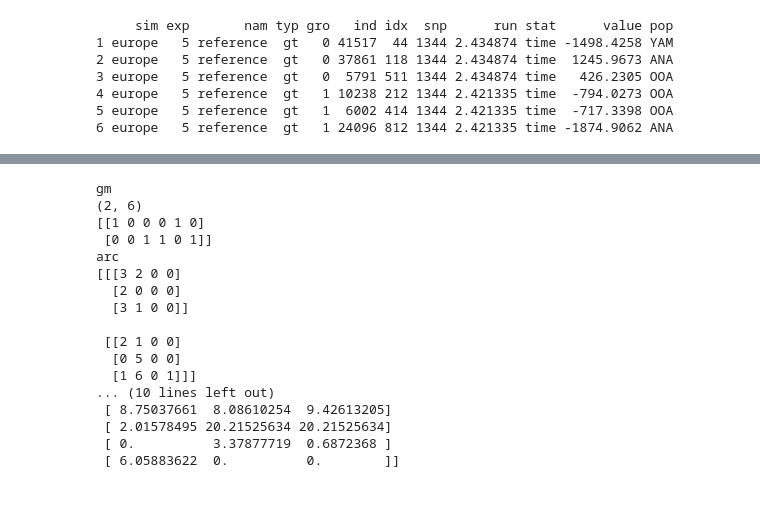
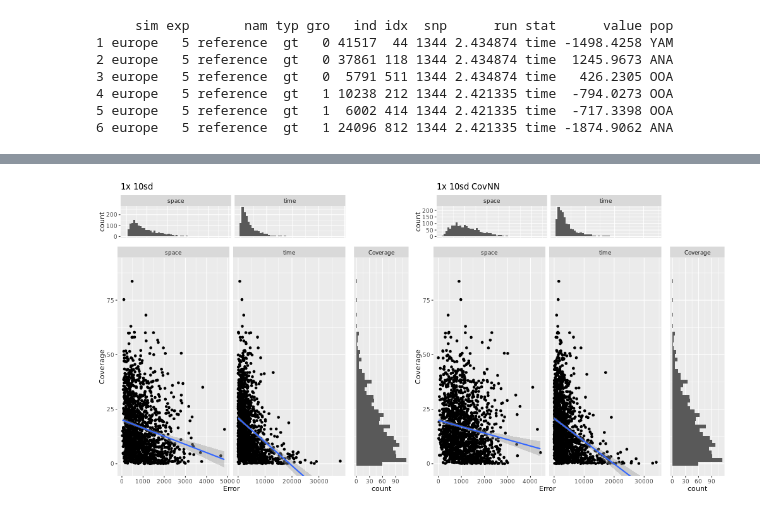
Before and after one commit to MoiColl/spaceNNtime, a Jupyter notebook: backup/jupyternotebooks/spaceNNtime_simulations.ipynb, the cells around one changed output, grey strips where cells are left out. Saved outputs shown, nothing was run; the diff lists cells and outputs as text; code cells hidden in the pictures.

Commit message:
ra: new analysis to check correlation between error and coverage

```diff
--- a/backup/jupyternotebooks/spaceNNtime_simulations.ipynb
+++ b/backup/jupyternotebooks/spaceNNtime_simulations.ipynb
@@ -1018,31 +645,0 @@ array([[4.49380428e-03, 9.95427357e-01, 7.88386717e-05, 6.23800015e-02,
-# %%
-gm = np.array([[1, 0, 0, 0, 1, 0], [0, 0, 1, 1, 0, 1]])
-print("gm")
-print(gm.shape)
-print(gm)
-arc      = simGL.sim_allelereadcounts(gm = gm, mean_depth = cov, std_depth = 1, e = err, ploidy = 2, seed = 1234)
-print("arc")
-print(arc)
-GL       = simGL.allelereadcounts_to_GL(arc = arc, e = err, ploidy = 2)[:, :, [0, 1, 4]]
-print("GL")
-print(GL)
-
-print(GL.transpose((1, 0, 2)).reshape(-1).reshape(GL.shape[1], GL.shape[0]*3).T)
-# %% [output]
-gm
-(2, 6)
-[[1 0 0 0 1 0]
- [0 0 1 1 0 1]]
-arc
-[[[3 2 0 0]
-  [2 0 0 0]
-  [3 1 0 0]]
-
- [[2 1 0 0]
-  [0 5 0 0]
-  [1 6 0 1]]]
-... (10 lines left out)
- [ 8.75037661  8.08610254  9.42613205]
- [ 2.01578495 20.21525634 20.21525634]
- [ 0.          3.37877719  0.6872368 ]
- [ 6.05883622  0.          0.        ]]
@@ -1048,0 +691,8 @@ arc
+# %%
+%%R -w 1000 -h 500
+
+plot_grid(
+coveragevserror("55", ylim = c(-1, 90), title = "1x 10sd"),
+coveragevserror("56", ylim = c(-1, 90), title = "1x 10sd CovNN"))
+# %% [output]
+[figure, added]
```
Also changed, not shown: parts of 26 cells of this notebook, 3 other files.
